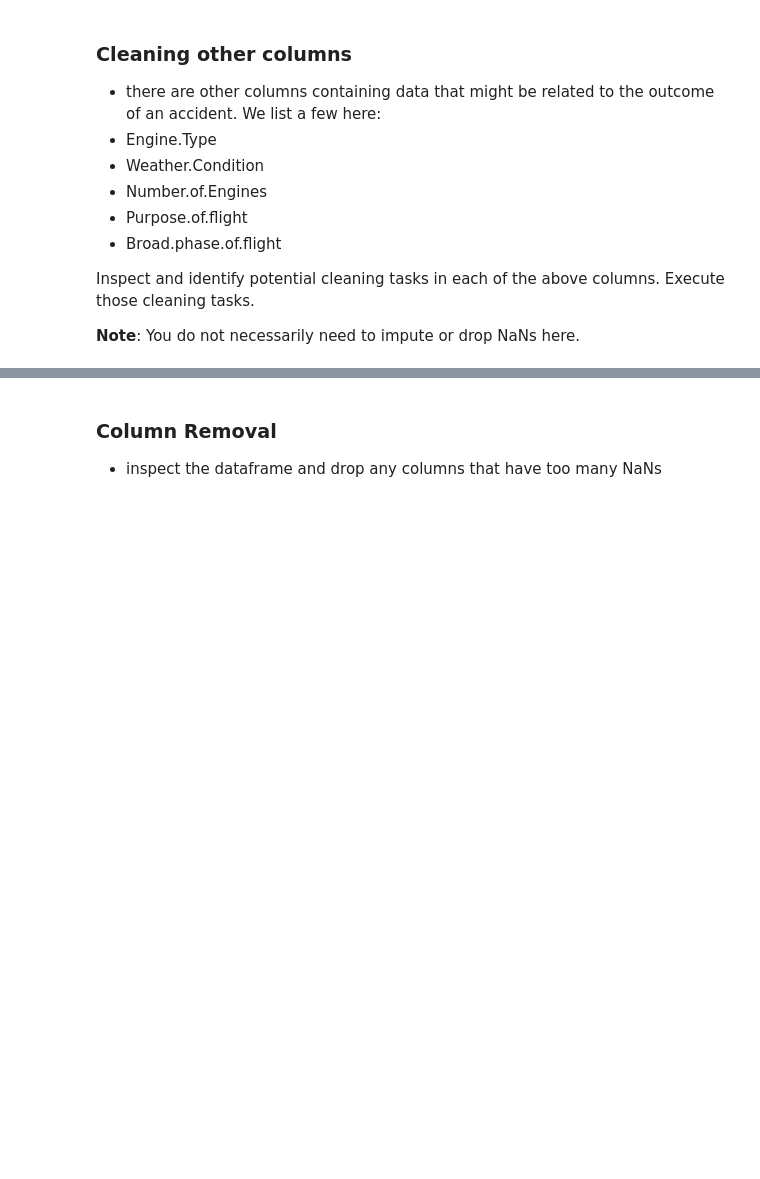
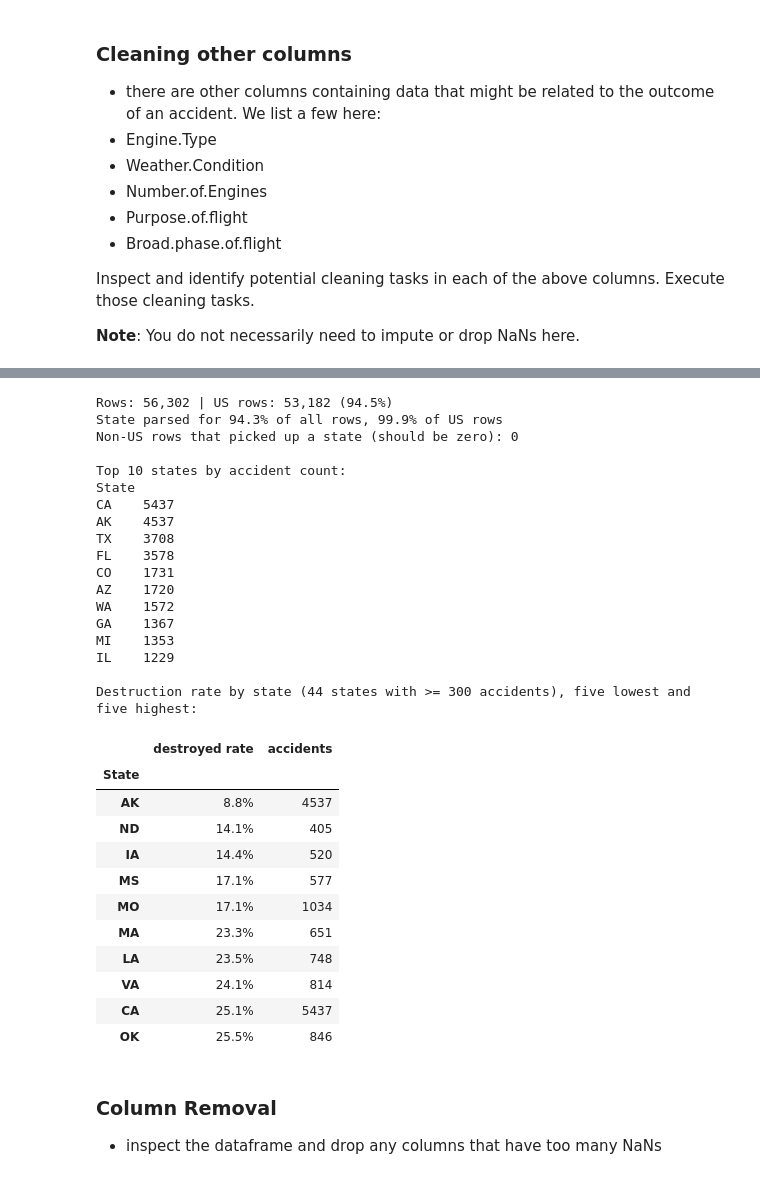
Before and after one commit to janbalangue/dsc-course0-m8-lab, a Jupyter notebook: Aviation_Accidents_Cleaning.ipynb, the cells around one changed output, grey strips where cells are left out. Drawn from its saved outputs; the diff is of its cells as text; code cells hidden in the pictures; blank space fills up the shorter version.

```diff
--- a/Aviation_Accidents_Cleaning.ipynb
+++ b/Aviation_Accidents_Cleaning.ipynb
@@ -469,4 +560,79 @@ Other             55
 Name: count, dtype: int64
+# %%
+# --- Derive State from Location ---
+
+state_codes = pd.read_csv('data/USState_Codes.csv')
+
+# The lookup file is not purely states: the last three entries are the NTSB's
+# over-water codes (Gulf of Mexico, Atlantic ocean, Pacific ocean). Those are not
+# things we can compare against a state, and they cover 30 rows,
+# so exclude them and let those accidents fall through to NaN.
+OVER_WATER = {'GM', 'AO', 'PO'}
+valid_abbrev = set(state_codes['Abbreviation']) - OVER_WATER
+
+# Location is formatted 'CITY, ST'. Take the two-letter code, then keep
+# only codes that are genuine US state abbreviations.
+abbrev = (
+    df['Location'].astype(str).str.strip()
+      .str.extract(r',\s*([A-Za-z]{2})\s*$')[0]
+      .str.upper()
+)
+df['State'] = abbrev.where(abbrev.isin(valid_abbrev))
+df['State.Name'] = df['State'].map(state_codes.set_index('Abbreviation')['US_State'])
+
+# Non-US, over-water and unparseable rows are left NaN instead of dropped
+is_us = df['Country'].str.strip() == 'United States'
+print(f"Rows: {len(df):,} | US rows: {is_us.sum():,} ({is_us.mean():.1%})")
+print(f"State parsed for {df['State'].notna().mean():.1%} of all rows, "
+      f"{df.loc[is_us, 'State'].notna().mean():.1%} of US rows")
+print(f"Non-US rows that picked up a state (should be zero): "
+      f"{df.loc[~is_us, 'State'].notna().sum()}")
+
+print('\nTop 10 states by accident count:')
+print(df['State'].value_counts().head(10).to_string())
+
+# Outcome rates vary widely by operating environment,
+# so a make concentrated in one state inherits that state's rate.
+by_state = df.groupby('State')['Destroyed'].agg(['mean', 'size'])
+by_state = by_state[by_state['size'] >= 300].sort_values('mean')
+print(f"\nDestruction rate by state ({len(by_state)} states with >= 300 accidents), "
+      f"five lowest and five highest:")
+display(
+    pd.concat([by_state.head(5), by_state.tail(5)])
+      .rename(columns={'mean': 'destroyed rate', 'size': 'accidents'})
+      .style.format({'destroyed rate': '{:.1%}'})
+)
+# %% [output]
+Rows: 56,302 | US rows: 53,182 (94.5%)
+State parsed for 94.3% of all rows, 99.9% of US rows
+Non-US rows that picked up a state (should be zero): 0
+
+Top 10 states by accident count:
+State
+CA    5437
+AK    4537
+TX    3708
+FL    3578
+CO    1731
+AZ    1720
+WA    1572
+GA    1367
+MI    1353
+IL    1229
+
+Destruction rate by state (44 states with >= 300 accidents), five lowest and five highest:
+|  | destroyed rate | accidents |
+| State |  |  |
+| AK | 8.8% | 4537 |
+| ND | 14.1% | 405 |
+| IA | 14.4% | 520 |
+| MS | 17.1% | 577 |
+| MO | 17.1% | 1034 |
+| MA | 23.3% | 651 |
+| LA | 23.5% | 748 |
+| VA | 24.1% | 814 |
+| CA | 25.1% | 5437 |
+| OK | 25.5% | 846 |
 # %% [markdown]
 ### Column Removal
 - inspect the dataframe and drop any columns that have too many NaNs
```
Also changed, not shown: parts of 8 cells of this notebook, 2 other files.
